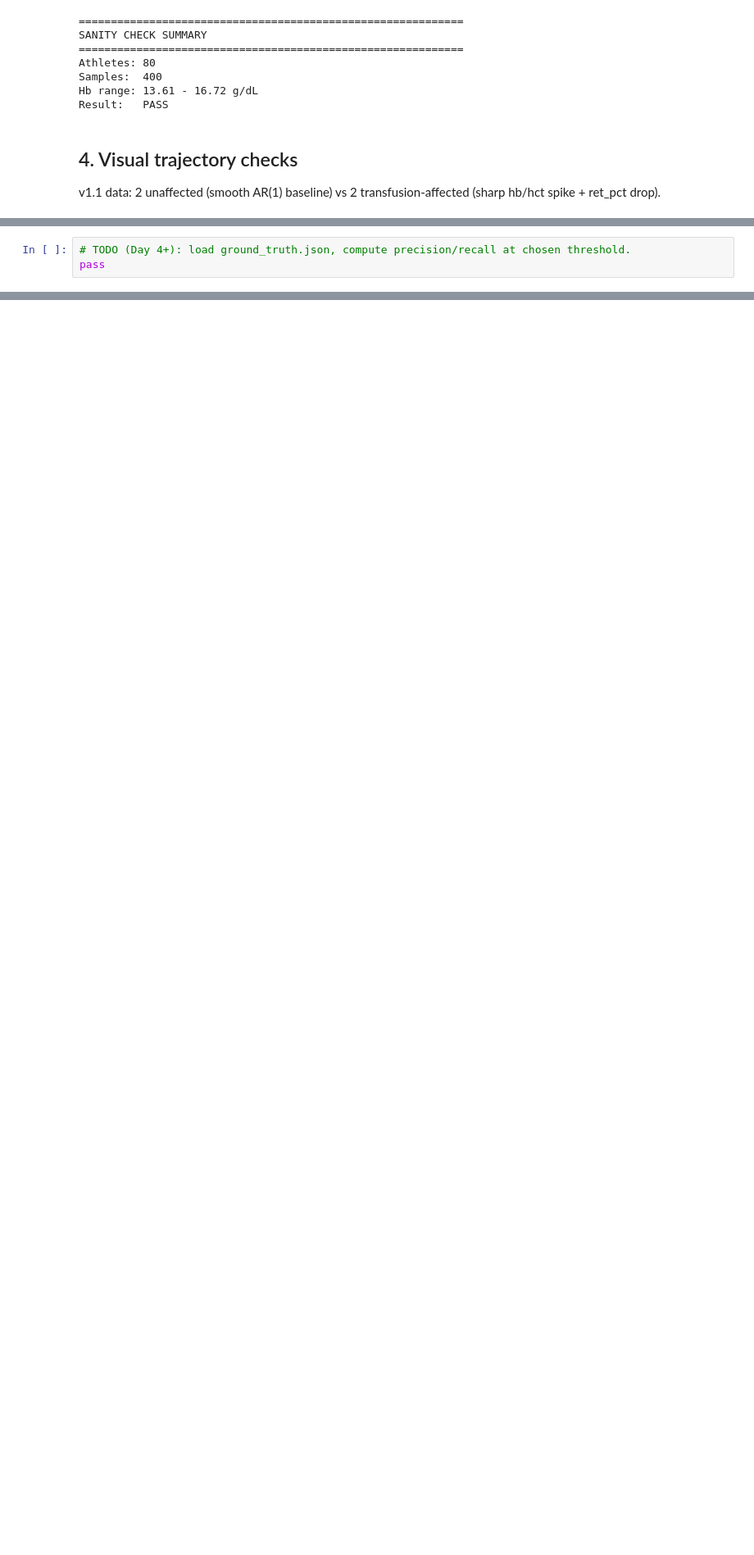
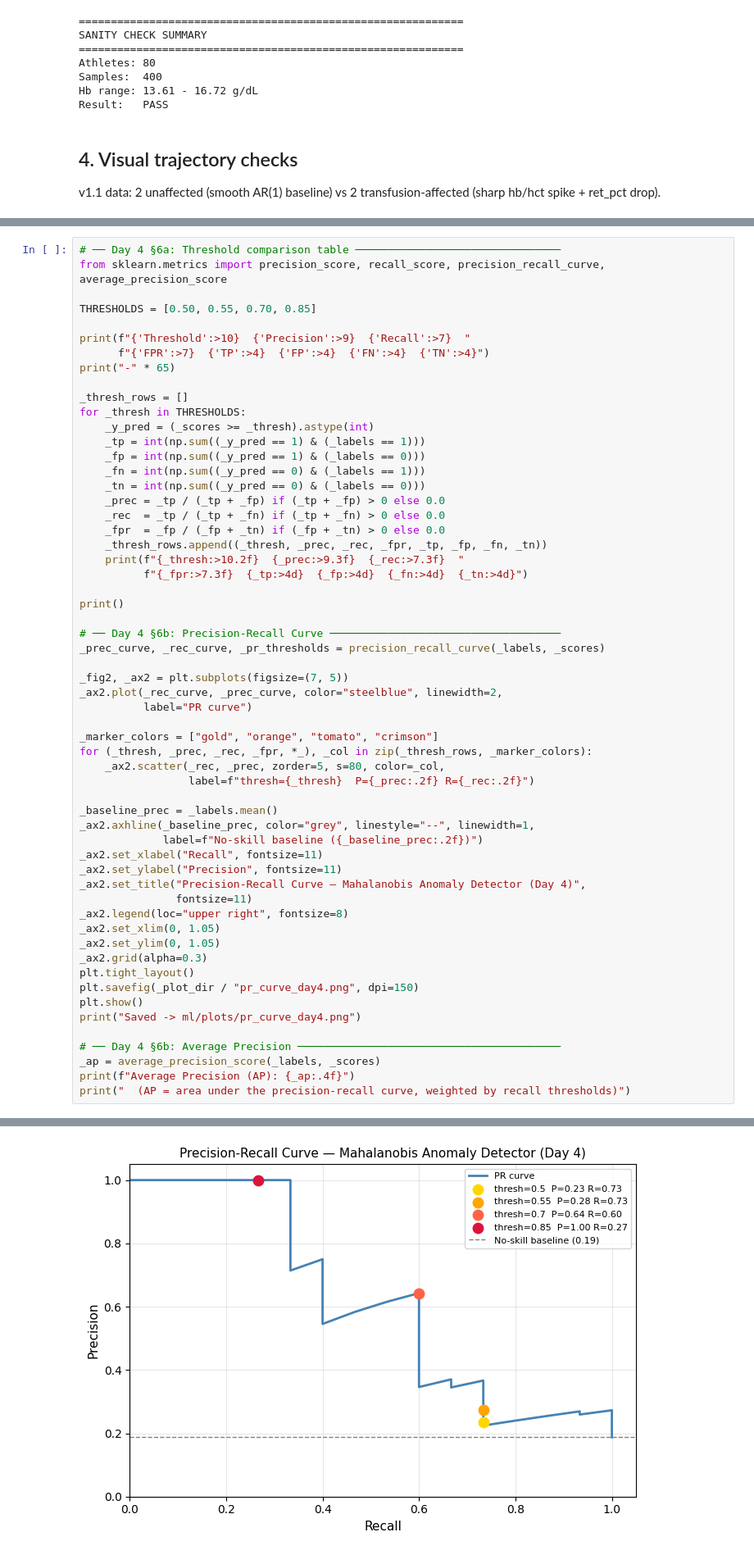
Before and after one commit to Sushruth18/Anti-Doping-System, a Jupyter notebook: ml/evaluation.ipynb, the cells around one changed output, grey strips where cells are left out. Shown at 82% size. Saved outputs shown, nothing was run; the diff lists cells and outputs as text; blank space fills up the shorter version.

```diff
--- a/ml/evaluation.ipynb
+++ b/ml/evaluation.ipynb
@@ -271,3 +378,59 @@ pass
 # %%
-# TODO (Day 4+): load ground_truth.json, compute precision/recall at chosen threshold.
-pass
+# ── Day 4 §6a: Threshold comparison table ────────────────────────────────
+from sklearn.metrics import precision_score, recall_score, precision_recall_curve, average_precision_score
+
+THRESHOLDS = [0.50, 0.55, 0.70, 0.85]
+
+print(f"{'Threshold':>10}  {'Precision':>9}  {'Recall':>7}  "
+      f"{'FPR':>7}  {'TP':>4}  {'FP':>4}  {'FN':>4}  {'TN':>4}")
+print("-" * 65)
+
+_thresh_rows = []
+for _thresh in THRESHOLDS:
+    _y_pred = (_scores >= _thresh).astype(int)
+    _tp = int(np.sum((_y_pred == 1) & (_labels == 1)))
+    _fp = int(np.sum((_y_pred == 1) & (_labels == 0)))
+    _fn = int(np.sum((_y_pred == 0) & (_labels == 1)))
+    _tn = int(np.sum((_y_pred == 0) & (_labels == 0)))
+    _prec = _tp / (_tp + _fp) if (_tp + _fp) > 0 else 0.0
+    _rec  = _tp / (_tp + _fn) if (_tp + _fn) > 0 else 0.0
+    _fpr  = _fp / (_fp + _tn) if (_fp + _tn) > 0 else 0.0
+    _thresh_rows.append((_thresh, _prec, _rec, _fpr, _tp, _fp, _fn, _tn))
+    print(f"{_thresh:>10.2f}  {_prec:>9.3f}  {_rec:>7.3f}  "
+          f"{_fpr:>7.3f}  {_tp:>4d}  {_fp:>4d}  {_fn:>4d}  {_tn:>4d}")
+
+print()
+
+# ── Day 4 §6b: Precision-Recall Curve ────────────────────────────────────
+_prec_curve, _rec_curve, _pr_thresholds = precision_recall_curve(_labels, _scores)
+
+_fig2, _ax2 = plt.subplots(figsize=(7, 5))
+_ax2.plot(_rec_curve, _prec_curve, color="steelblue", linewidth=2,
+          label="PR curve")
+
+_marker_colors = ["gold", "orange", "tomato", "crimson"]
+for (_thresh, _prec, _rec, _fpr, *_), _col in zip(_thresh_rows, _marker_colors):
+    _ax2.scatter(_rec, _prec, zorder=5, s=80, color=_col,
+                 label=f"thresh={_thresh}  P={_prec:.2f} R={_rec:.2f}")
+
+_baseline_prec = _labels.mean()
+_ax2.axhline(_baseline_prec, color="grey", linestyle="--", linewidth=1,
+             label=f"No-skill baseline ({_baseline_prec:.2f})")
+_ax2.set_xlabel("Recall", fontsize=11)
+_ax2.set_ylabel("Precision", fontsize=11)
+_ax2.set_title("Precision-Recall Curve — Mahalanobis Anomaly Detector (Day 4)",
+               fontsize=11)
+_ax2.legend(loc="upper right", fontsize=8)
+_ax2.set_xlim(0, 1.05)
+_ax2.set_ylim(0, 1.05)
+_ax2.grid(alpha=0.3)
+plt.tight_layout()
+plt.savefig(_plot_dir / "pr_curve_day4.png", dpi=150)
+plt.show()
+print("Saved -> ml/plots/pr_curve_day4.png")
+
+# ── Day 4 §6b: Average Precision ─────────────────────────────────────────
+_ap = average_precision_score(_labels, _scores)
+print(f"Average Precision (AP): {_ap:.4f}")
+print("  (AP = area under the precision-recall curve, weighted by recall thresholds)")
+# %% [output]
@@ -273,0 +443 @@ pass
+[figure, added]
```
Also changed, not shown: parts of 10 cells of this notebook, 4 other files.
